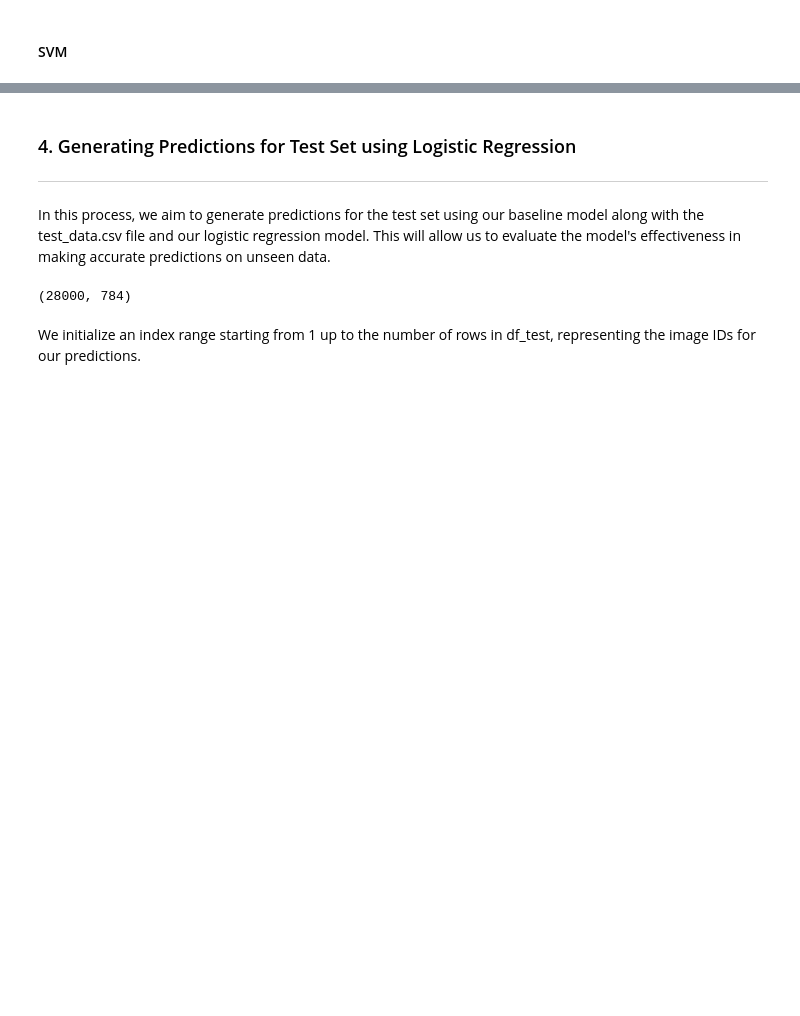
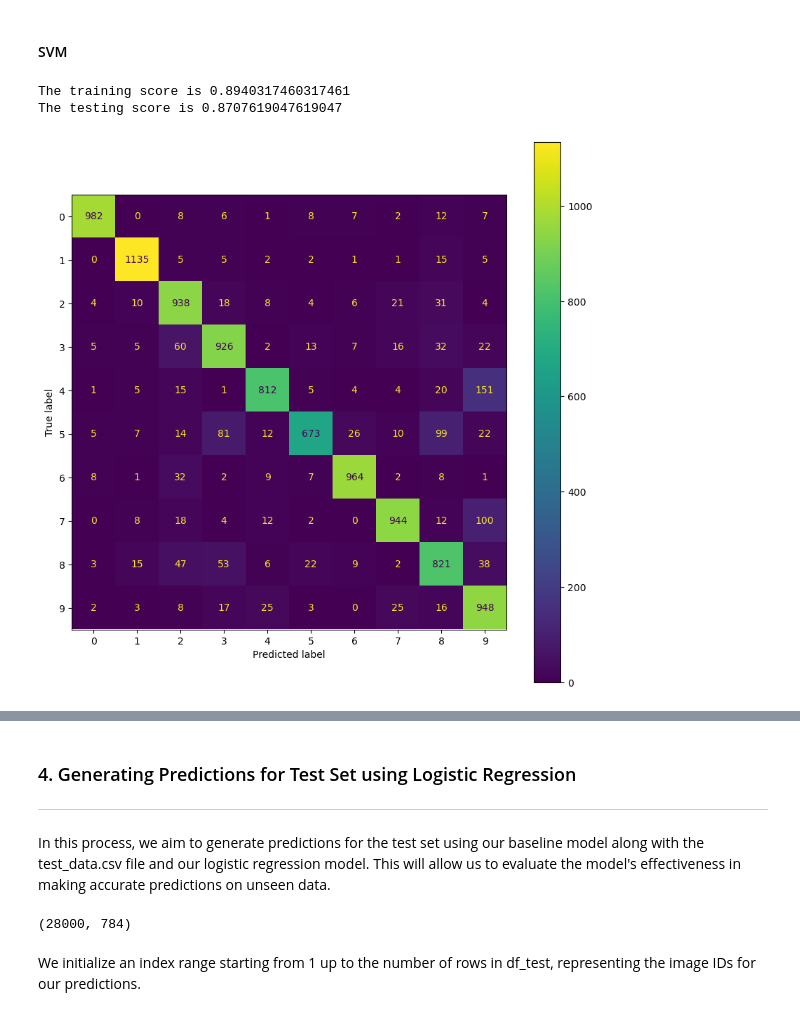
Before and after one commit to clem21chan/MNIST_Digit_Recognizer, a Jupyter notebook: Notebooks/MNIST_Digit_Recognizer.ipynb, the cells around one changed output, grey strips where cells are left out. Drawn from its saved outputs; the diff is of its cells as text; code cells hidden in the pictures; blank space fills up the shorter version.

Commit message:
Added Support Vector Classification model and confusion matrix.Training score of 89%

```diff
--- a/Notebooks/MNIST_Digit_Recognizer.ipynb
+++ b/Notebooks/MNIST_Digit_Recognizer.ipynb
@@ -598,2 +599,33 @@ decision_tree_model.score(X_val, y_val)
 # %% [markdown]
 #### SVM
+# %%
+# instantiate the model
+svc_model = LinearSVC()
+
+# Fit on training data
+svc_model.fit(X_train, y_train)
+
+print(f'The training score is {svc_model.score(X_train, y_train)}')
+print(f'The testing score is {svc_model.score(X_val, y_val)}')
+# %% [output]
+The training score is 0.8940317460317461
+The testing score is 0.8707619047619047
+# %%
+# Get predictions of validation set from model
+y_pred = svc_model.predict(X_val)
+
+# Setup confusion matrix
+cm = confusion_matrix(y_val, y_pred)
+
+plt.figure(figsize=(10, 10))
+
+# Displays the confusion matrix
+cf_disp = ConfusionMatrixDisplay(
+    confusion_matrix=cm,
+    display_labels=base_logreg.classes_
+)
+
+cf_disp.plot(ax=plt.gca()) # .gca = get current axis as the axis
+plt.show()
+# %% [output]
+[figure, added]
```
Also changed, not shown: parts of 11 cells of this notebook.
